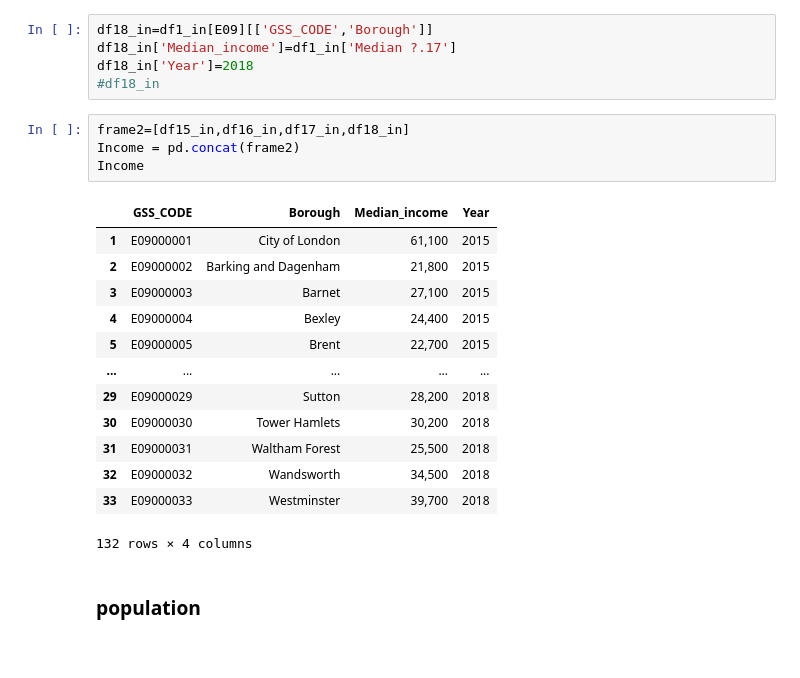
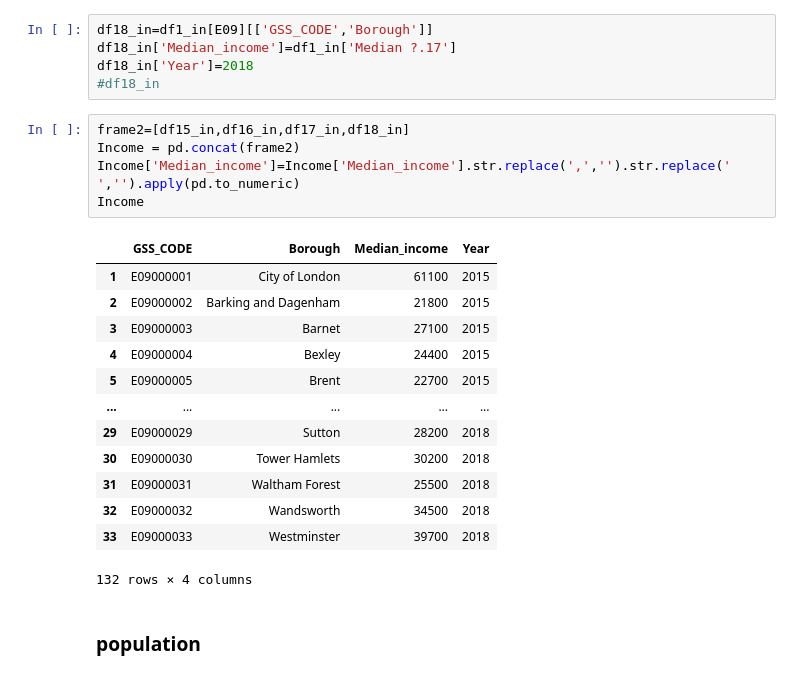
Before and after one commit to Jiawei997/i2p, a Jupyter notebook: Airbnb-listing.ipynb, the cells around one changed output. Saved outputs shown, nothing was run; the diff lists cells and outputs as text.

```diff
--- a/Airbnb-listing.ipynb
+++ b/Airbnb-listing.ipynb
@@ -358,20 +373,21 @@ df18_in['Year']=2018
 # %%
 frame2=[df15_in,df16_in,df17_in,df18_in]
 Income = pd.concat(frame2)
+Income['Median_income']=Income['Median_income'].str.replace(',','').str.replace(' ','').apply(pd.to_numeric)
 Income
 # %% [output]
 |  | GSS_CODE | Borough | Median_income | Year |
-| 1 | E09000001 | City of London | 61,100 | 2015 |
-| 2 | E09000002 | Barking and Dagenham | 21,800 | 2015 |
-| 3 | E09000003 | Barnet | 27,100 | 2015 |
-| 4 | E09000004 | Bexley | 24,400 | 2015 |
-| 5 | E09000005 | Brent | 22,700 | 2015 |
+| 1 | E09000001 | City of London | 61100 | 2015 |
+| 2 | E09000002 | Barking and Dagenham | 21800 | 2015 |
+| 3 | E09000003 | Barnet | 27100 | 2015 |
+| 4 | E09000004 | Bexley | 24400 | 2015 |
+| 5 | E09000005 | Brent | 22700 | 2015 |
 | ... | ... | ... | ... | ... |
-| 29 | E09000029 | Sutton | 28,200 | 2018 |
-| 30 | E09000030 | Tower Hamlets | 30,200 | 2018 |
-| 31 | E09000031 | Waltham Forest | 25,500 | 2018 |
-| 32 | E09000032 | Wandsworth | 34,500 | 2018 |
-| 33 | E09000033 | Westminster | 39,700 | 2018 |
+| 29 | E09000029 | Sutton | 28200 | 2018 |
+| 30 | E09000030 | Tower Hamlets | 30200 | 2018 |
+| 31 | E09000031 | Waltham Forest | 25500 | 2018 |
+| 32 | E09000032 | Wandsworth | 34500 | 2018 |
+| 33 | E09000033 | Westminster | 39700 | 2018 |
 132 rows × 4 columns
 # %% [markdown]
 ### population
```
Also changed, not shown: parts of 61 cells of this notebook.
